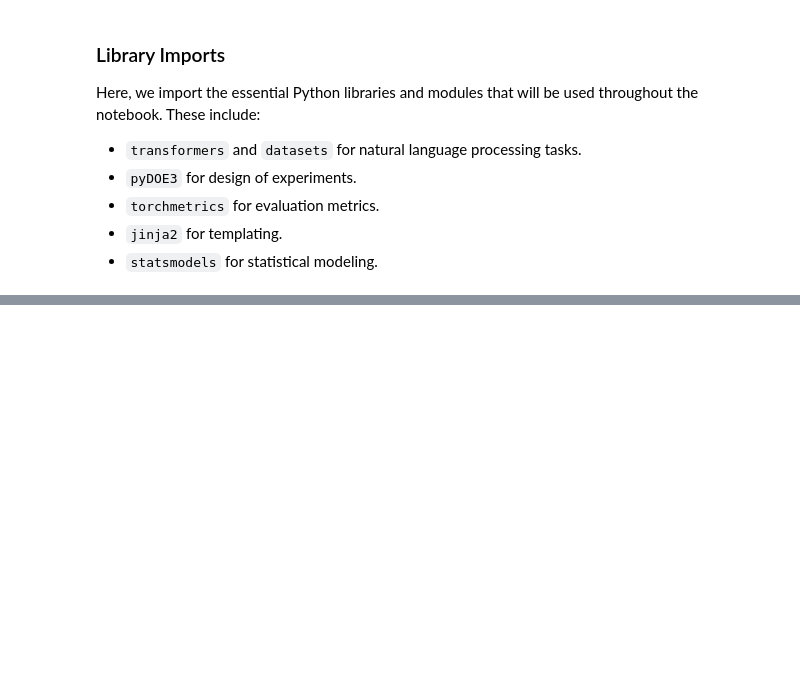
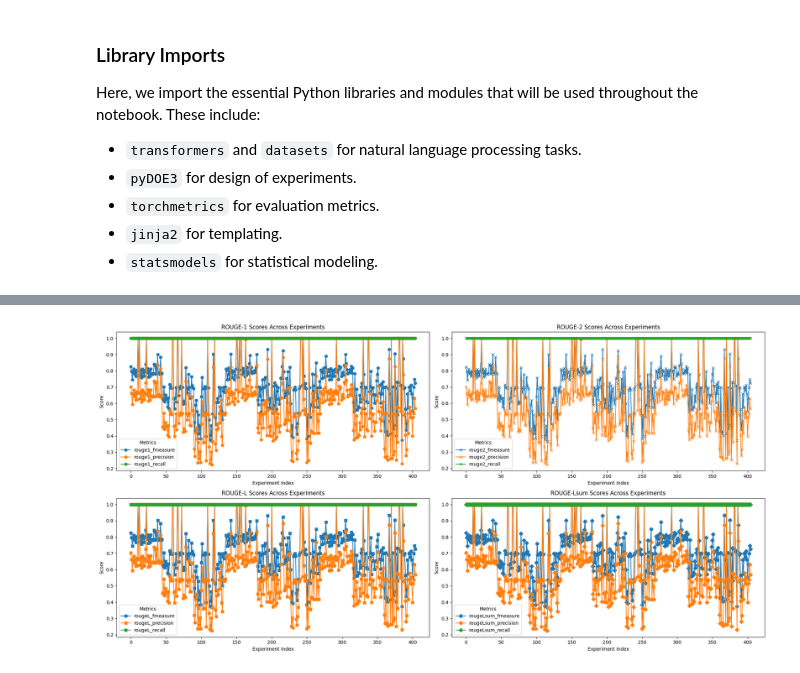
Before and after one commit to darmangerd/llama3-scheduling, a Jupyter notebook: ANOVA.ipynb, the cells around one changed output, grey strips where cells are left out. Cells and saved outputs as stored; diff of their text form; code cells hidden in the pictures; blank space fills up the shorter version.

Commit message:
added plot for RougeScores

```diff
--- a/ANOVA.ipynb
+++ b/ANOVA.ipynb
@@ -46,0 +106,90 @@ from statsmodels.formula.api import ols
+# %%
+import pandas as pd
+import matplotlib.pyplot as plt
+import re  # Import regular expression module
+
+# Read the CSV file containing the outputs
+df = pd.read_csv("./output.csv", delimiter='§')
+
+# Function to safely extract numeric value from a tensor string like 'tensor(0.8250)'
+def extract_tensor_value(value):
+    """ Extracts the float value from a tensor string like 'tensor(0.8250)' """
+    if isinstance(value, str):
+        # Replace 'tensor(' and ')' to extract the numeric value
+        tensor_match = re.match(r"tensor\(([^)]+)\)", value)
+        if tensor_match:
+            return float(tensor_match.group(1))
+    return value  # Return the value if it's already numeric
+
+# Function to parse the 'score' column and convert it to a dictionary with float values
+def parse_score_column(score_str):
+    """ Convert the score string to a dictionary with tensor values extracted """
+    # First replace tensor-like patterns with numeric values
+    score_str = re.sub(r"tensor\(([^)]+)\)", r"\1", score_str)  # Replace 'tensor(x)' with 'x'
+
+    # Safely evaluate the dictionary string
+    score_dict = eval(score_str)  # This converts the cleaned-up string to a dictionary
+
+    # Convert all values in the dictionary to float if they are tensor-like strings
+    for key, value in score_dict.items():
+        score_dict[key] = extract_tensor_value(value)
+
+    return score_dict
+
+# Apply the function to the 'score' column to convert to dictionaries with float values
+df['score'] = df['score'].apply(parse_score_column)
+
+# Now, extract the individual ROUGE metrics and convert them into separate columns
+df['rouge1_fmeasure'] = df['score'].apply(lambda x: x['rouge1_fmeasure'])
+df['rouge1_precision'] = df['score'].apply(lambda x: x['rouge1_precision'])
+df['rouge1_recall'] = df['score'].apply(lambda x: x['rouge1_recall'])
+df['rouge2_fmeasure'] = df['score'].apply(lambda x: x['rouge2_fmeasure'])
+df['rouge2_precision'] = df['score'].apply(lambda x: x['rouge2_precision'])
+df['rouge2_recall'] = df['score'].apply(lambda x: x['rouge2_recall'])
+df['rougeL_fmeasure'] = df['score'].apply(lambda x: x['rougeL_fmeasure'])
+df['rougeL_precision'] = df['score'].apply(lambda x: x['rougeL_precision'])
+df['rougeL_recall'] = df['score'].apply(lambda x: x['rougeL_recall'])
+df['rougeLsum_fmeasure'] = df['score'].apply(lambda x: x['rougeLsum_fmeasure'])
+df['rougeLsum_precision'] = df['score'].apply(lambda x: x['rougeLsum_precision'])
+df['rougeLsum_recall'] = df['score'].apply(lambda x: x['rougeLsum_recall'])
+
+# Plotting with pandas' built-in plotting capabilities
+plt.figure(figsize=(20, 10))
+
+# ROUGE-1
+plt.subplot(2, 2, 1)
+df[['rouge1_fmeasure', 'rouge1_precision', 'rouge1_recall']].plot(ax=plt.gca(), marker='o')
+plt.title("ROUGE-1 Scores Across Experiments")
+plt.xlabel("Experiment Index")
+plt.ylabel("Score")
+plt.legend(title='Metrics')
+
+# ROUGE-2
+plt.subplot(2, 2, 2)
+df[['rouge2_fmeasure', 'rouge2_precision', 'rouge2_recall']].plot(ax=plt.gca(), marker='x')
+plt.title("ROUGE-2 Scores Across Experiments")
+plt.xlabel("Experiment Index")
+plt.ylabel("Score")
+plt.legend(title='Metrics')
+
+# ROUGE-L
+plt.subplot(2, 2, 3)
+df[['rougeL_fmeasure', 'rougeL_precision', 'rougeL_recall']].plot(ax=plt.gca(), marker='s')
+plt.title("ROUGE-L Scores Across Experiments")
+plt.xlabel("Experiment Index")
+plt.ylabel("Score")
+plt.legend(title='Metrics')
+
+# ROUGE-Lsum
+plt.subplot(2, 2, 4)
+df[['rougeLsum_fmeasure', 'rougeLsum_precision', 'rougeLsum_recall']].plot(ax=plt.gca(), marker='D')
+plt.title("ROUGE-Lsum Scores Across Experiments")
+plt.xlabel("Experiment Index")
+plt.ylabel("Score")
+plt.legend(title='Metrics')
+
+# Display the plots
+plt.tight_layout()
+plt.show()
+# %% [output]
+[figure, added]
```
Also changed, not shown: parts of 3 cells of this notebook.
